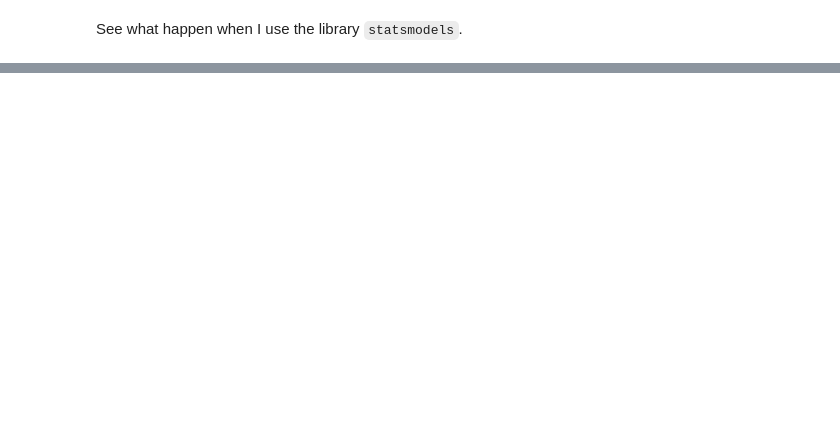
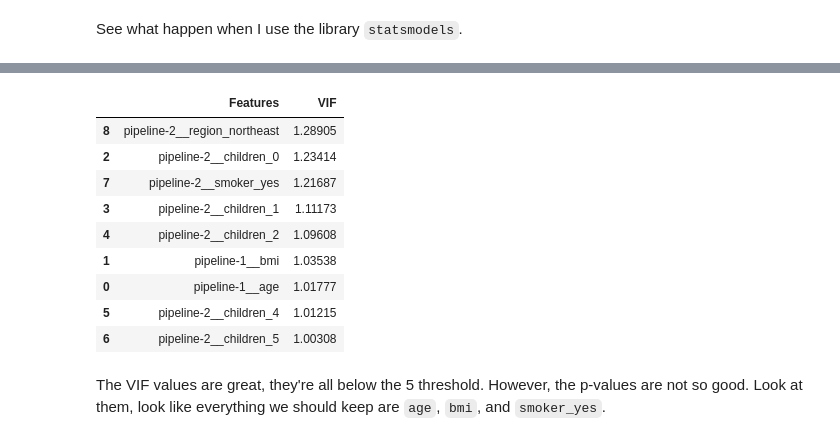
Before and after one commit to tandao0909/optimization-in-finance, a Jupyter notebook: finance.ipynb, the cells around one changed output, grey strips where cells are left out. Saved outputs shown, nothing was run; the diff lists cells and outputs as text; code cells hidden in the pictures; blank space fills up the shorter version.

```diff
--- a/finance.ipynb
+++ b/finance.ipynb
@@ -315,0 +264,7 @@ strong multicollinearity problems or that the design matrix is singular.
+# %%
+# drop smoker_no
+X_train_new = X.drop("pipeline-2__smoker_no", axis=1)
+# %%
+X_train_new = sm.add_constant(X_train_new)
+ols = sm.OLS(y_train, X_train_new).fit()
+print(ols.summary())
@@ -315,0 +289,20 @@ strong multicollinearity problems or that the design matrix is singular.
+# %%
+X = X_train_new.drop("const", axis=1)
+vif = pd.DataFrame()
+vif["Features"] = X.columns
+vif["VIF"] = [variance_inflation_factor(X.values, i) for i in range(X.shape[1])]
+vif["VIF"] = vif["VIF"].round(5)
+vif.sort_values(by="VIF", ascending=False)
+# %% [output]
+|  | Features | VIF |
+| 8 | pipeline-2__region_northeast | 1.28905 |
+| 2 | pipeline-2__children_0 | 1.23414 |
+| 7 | pipeline-2__smoker_yes | 1.21687 |
+| 3 | pipeline-2__children_1 | 1.11173 |
+| 4 | pipeline-2__children_2 | 1.09608 |
+| 1 | pipeline-1__bmi | 1.03538 |
+| 0 | pipeline-1__age | 1.01777 |
+| 5 | pipeline-2__children_4 | 1.01215 |
+| 6 | pipeline-2__children_5 | 1.00308 |
+# %% [markdown]
+The VIF values are great, they're all below the 5 threshold. However, the p-values are not so good. Look at them, look like everything we should keep are `age`, `bmi`, and `smoker_yes`.
```
Also changed, not shown: parts of 39 cells of this notebook.
